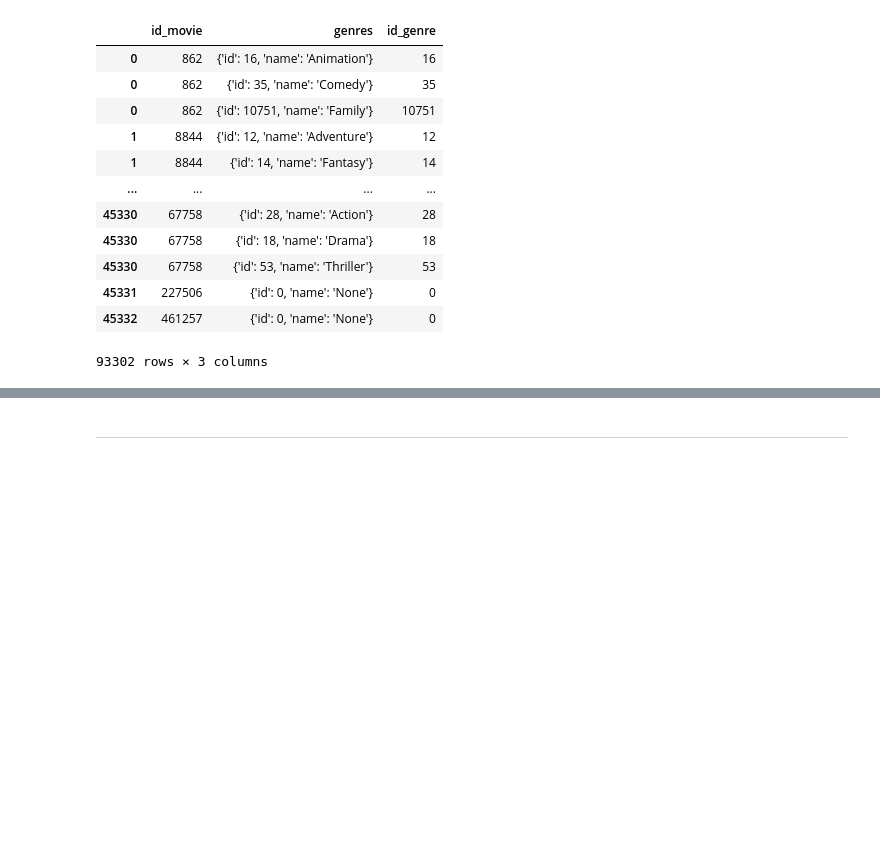
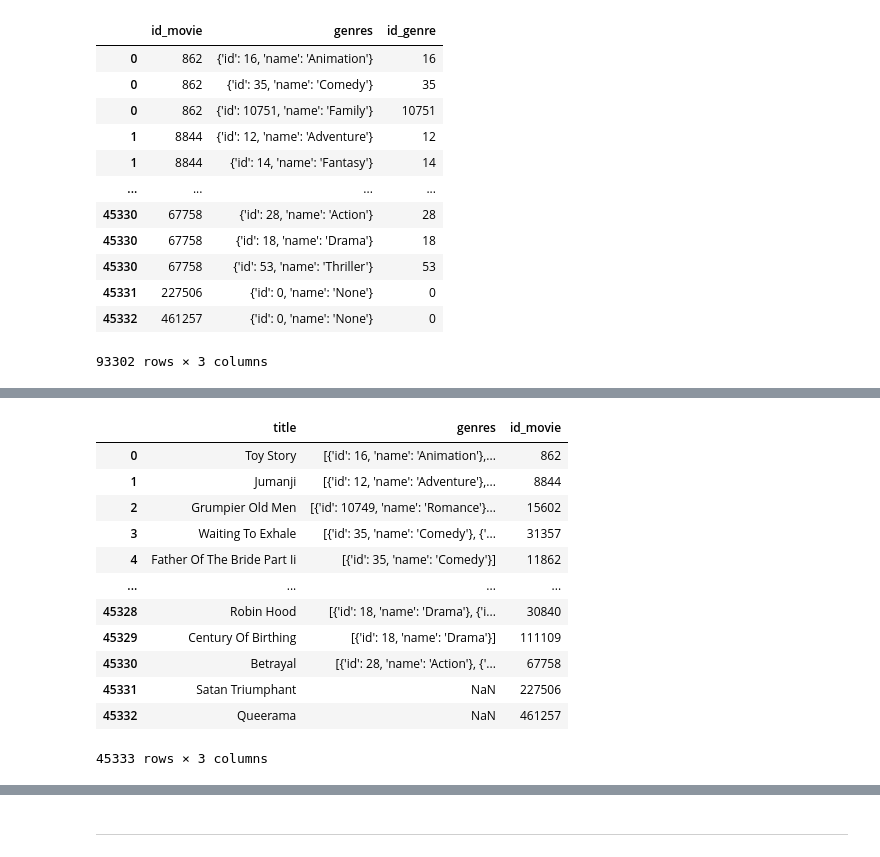
Before and after one commit to rominaEsc/PI_MLOPS_datapt2_streaming, a Jupyter notebook: 3_creacion_de_tablas.ipynb, the cells around one changed output, grey strips where cells are left out. Drawn from its saved outputs; the diff is of its cells as text; code cells hidden in the pictures; blank space fills up the shorter version.

```diff
--- a/3_creacion_de_tablas.ipynb
+++ b/3_creacion_de_tablas.ipynb
@@ -490,0 +453,22 @@ movies.head(2)
+# %%
+### Tabla m
+ml_genres = movies[['title','genres','id_movie']].copy()
+
+# Generamos la categoria none para las peliculas que no tienen un genero especificado
+ml_genres['genres'] = ml_genres['genres'][ml_genres['genres'] != '[]']
+# %%
+ml_genres
+# %% [output]
+|  | title | genres | id_movie |
+| 0 | Toy Story | [{'id': 16, 'name': 'Animation'},... | 862 |
+| 1 | Jumanji | [{'id': 12, 'name': 'Adventure'},... | 8844 |
+| 2 | Grumpier Old Men | [{'id': 10749, 'name': 'Romance'}... | 15602 |
+| 3 | Waiting To Exhale | [{'id': 35, 'name': 'Comedy'}, {'... | 31357 |
+| 4 | Father Of The Bride Part Ii | [{'id': 35, 'name': 'Comedy'}] | 11862 |
+| ... | ... | ... | ... |
+| 45328 | Robin Hood | [{'id': 18, 'name': 'Drama'}, {'i... | 30840 |
+| 45329 | Century Of Birthing | [{'id': 18, 'name': 'Drama'}] | 111109 |
+| 45330 | Betrayal | [{'id': 28, 'name': 'Action'}, {'... | 67758 |
+| 45331 | Satan Triumphant | NaN | 227506 |
+| 45332 | Queerama | NaN | 461257 |
+45333 rows × 3 columns
```
Also changed, not shown: parts of 11 cells of this notebook, 6 other files.
